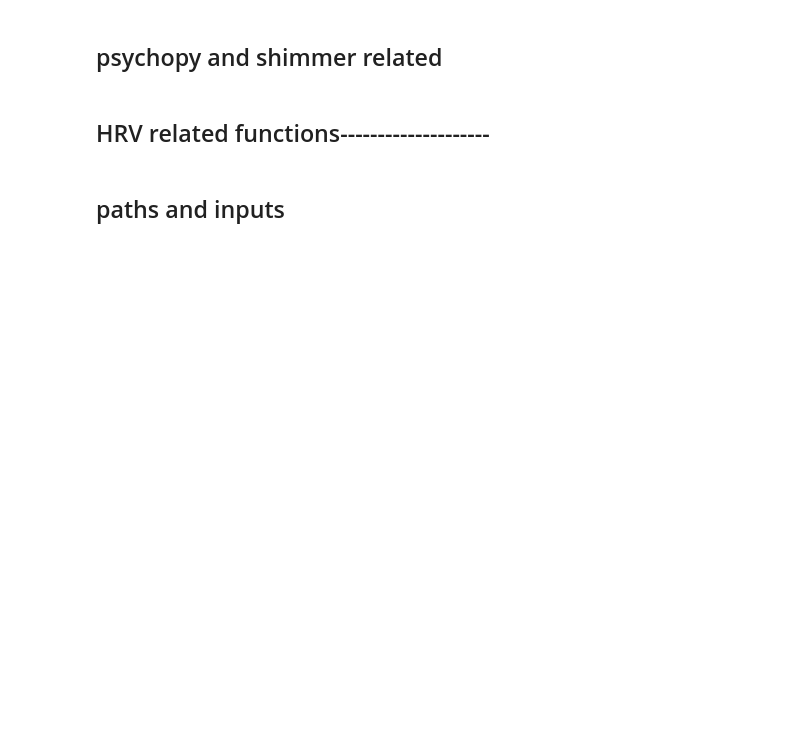
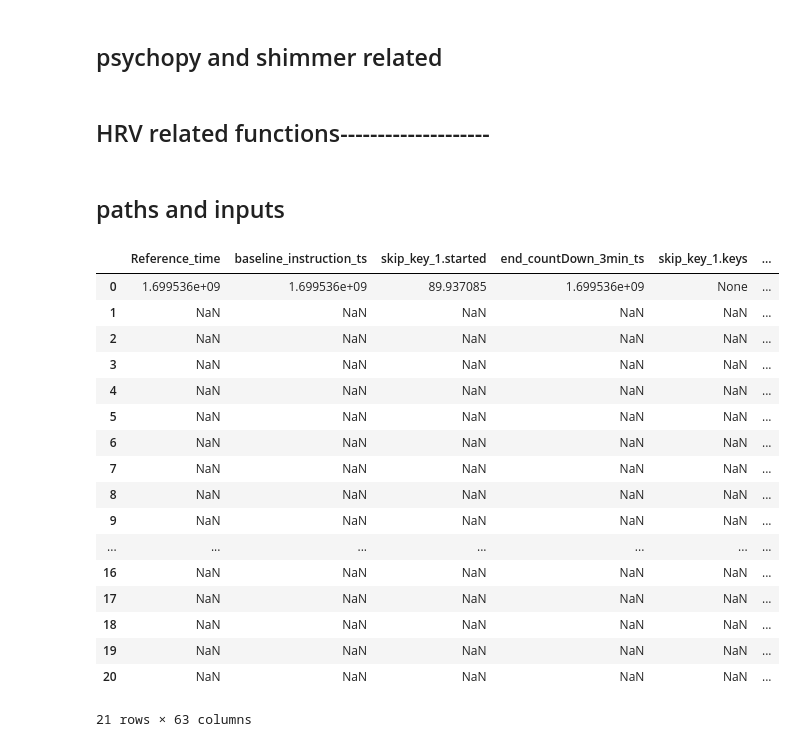
Before and after one commit to saifhanjra/tester_sony_digirelax, a Jupyter notebook: scripts/wp3/wp3_hrv_final.ipynb, the cells around one changed output. Drawn from its saved outputs; the diff is of its cells as text; code cells hidden in the pictures; blank space fills up the shorter version.

```diff
--- a/scripts/wp3/wp3_hrv_final.ipynb
+++ b/scripts/wp3/wp3_hrv_final.ipynb
@@ -225,3 +225,26 @@ sampling_frequency = 256
 ecg_file_path = "/home/muhammad/Desktop/Datasets/data_sony_digiRelax/wp3/VP007_091123/Shimmer_data/2023-11-09_12.38.31_VP007_091123_SD_Session1/VP007_091123_Session1_Shimmer_6B1E_Calibrated_SD.csv"
 ecg_col_name = "Shimmer_6B1E_ECG_LL-LA_24BIT_CAL"
 timestamp_shimmer_col_name = "Shimmer_6B1E_Timestamp_Unix_CAL"
+# %%
+psychopy_df = pd.read_csv(psychopy_file_path)
+# %%
+psychopy_df
+# %% [output]
+|  | Reference_time | baseline_instruction_ts | skip_key_1.started | end_countDown_3min_ts | skip_key_1.keys | ... |
+| 0 | 1.699536e+09 | 1.699536e+09 | 89.937085 | 1.699536e+09 | None | ... |
+| 1 | NaN | NaN | NaN | NaN | NaN | ... |
+| 2 | NaN | NaN | NaN | NaN | NaN | ... |
+| 3 | NaN | NaN | NaN | NaN | NaN | ... |
+| 4 | NaN | NaN | NaN | NaN | NaN | ... |
+| 5 | NaN | NaN | NaN | NaN | NaN | ... |
+| 6 | NaN | NaN | NaN | NaN | NaN | ... |
+| 7 | NaN | NaN | NaN | NaN | NaN | ... |
+| 8 | NaN | NaN | NaN | NaN | NaN | ... |
+| 9 | NaN | NaN | NaN | NaN | NaN | ... |
+| ... | ... | ... | ... | ... | ... | ... |
+| 16 | NaN | NaN | NaN | NaN | NaN | ... |
+| 17 | NaN | NaN | NaN | NaN | NaN | ... |
+| 18 | NaN | NaN | NaN | NaN | NaN | ... |
+| 19 | NaN | NaN | NaN | NaN | NaN | ... |
+| 20 | NaN | NaN | NaN | NaN | NaN | ... |
+21 rows × 63 columns
```
Also changed, not shown: parts of 5 cells of this notebook, 20 other files.
